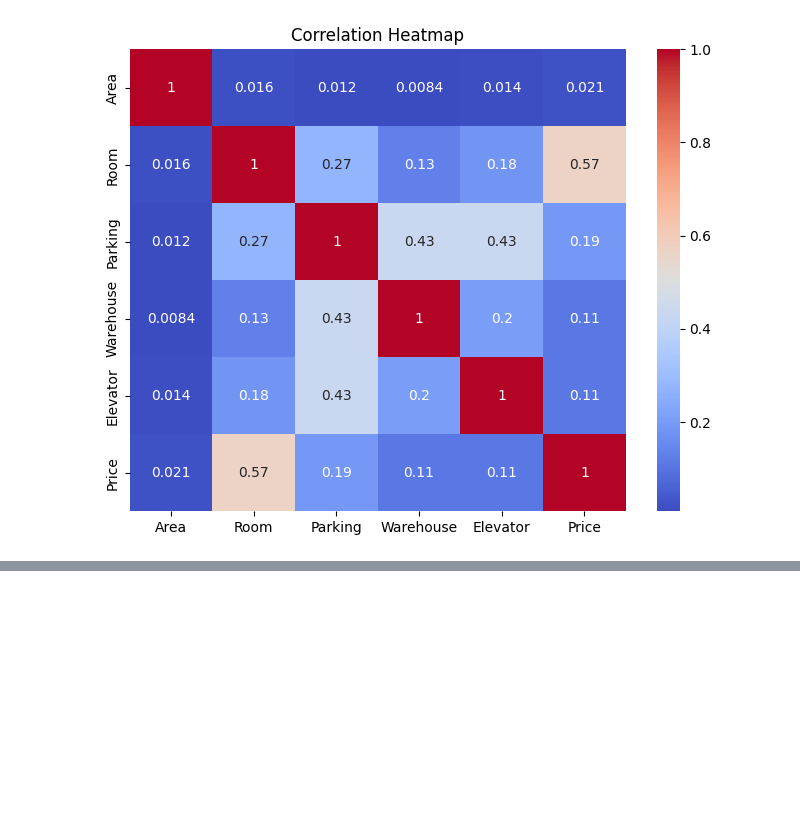
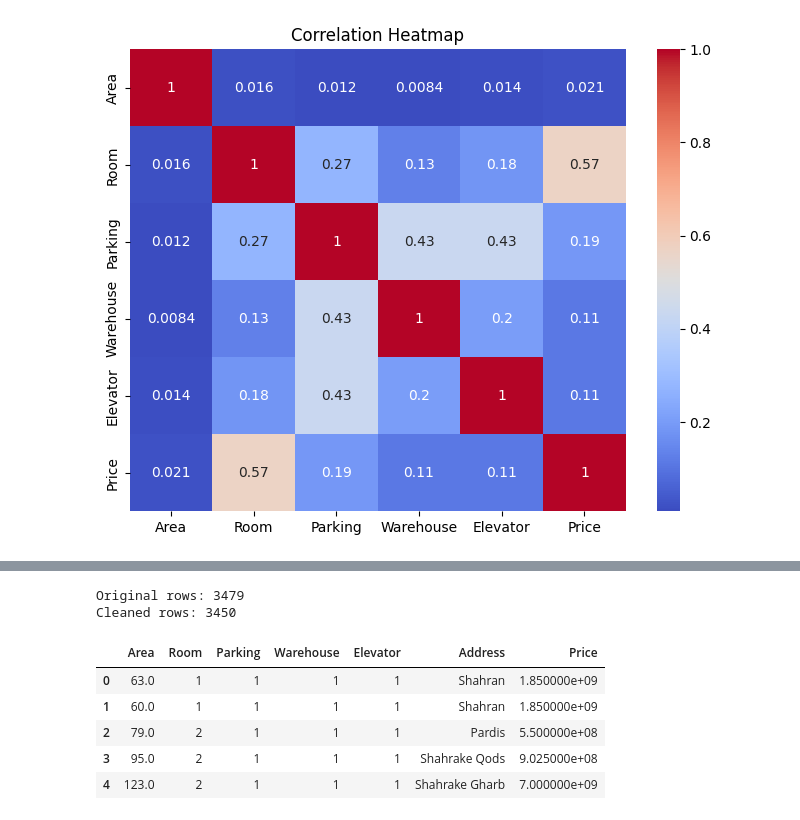
Before and after one commit to fatiimahoseini/House-Price-Prediction-Tehran, a Jupyter notebook: notebooks/EDA_Modeling.ipynb, the cells around one changed output, grey strips where cells are left out. Saved outputs shown, nothing was run; the diff lists cells and outputs as text; code cells hidden in the pictures; blank space fills up the shorter version.

Commit message:
Data Cleaning

```diff
--- a/notebooks/EDA_Modeling.ipynb
+++ b/notebooks/EDA_Modeling.ipynb
@@ -157,0 +178,39 @@ plt.show()
+# %%
+# Make an explicit copy to avoid SettingWithCopyWarning
+df_clean = df.dropna(subset=['Address']).copy()
+
+# Convert Area column to numeric, set invalid parsing as NaN
+df_clean.loc[:, 'Area'] = pd.to_numeric(df_clean['Area'], errors='coerce')
+
+# Remove rows with missing Area or unrealistic Area values (> 1000 sqm)
+df_clean = df_clean.dropna(subset=['Area'])
+df_clean = df_clean[df_clean['Area'] <= 1000]
+
+# Convert boolean columns to integers (0/1)
+bool_cols = ['Parking', 'Warehouse', 'Elevator']
+for col in bool_cols:
+    df_clean[col] = df_clean[col].astype(int)
+
+# Remove commas from Price column and convert to float
+df_clean.loc[:, 'Price'] = df_clean['Price'].astype(str).str.replace(',', '').astype(float)
+
+# Drop Price(USD) column since it is not used in this project
+df_clean = df_clean.drop(columns=['Price(USD)'])
+
+# Reset index after cleaning
+df_clean = df_clean.reset_index(drop=True)
+# %%
+print(f'Original rows: {len(df)}')
+print(f'Cleaned rows: {len(df_clean)}')
+# %% [output]
+Original rows: 3479
+Cleaned rows: 3450
+# %%
+df_clean.head()
+# %% [output]
+|  | Area | Room | Parking | Warehouse | Elevator | Address | Price |
+| 0 | 63.0 | 1 | 1 | 1 | 1 | Shahran | 1.850000e+09 |
+| 1 | 60.0 | 1 | 1 | 1 | 1 | Shahran | 1.850000e+09 |
+| 2 | 79.0 | 2 | 1 | 1 | 1 | Pardis | 5.500000e+08 |
+| 3 | 95.0 | 2 | 1 | 1 | 1 | Shahrake Qods | 9.025000e+08 |
+| 4 | 123.0 | 2 | 1 | 1 | 1 | Shahrake Gharb | 7.000000e+09 |
```
Also changed, not shown: parts of 1 cell of this notebook.
